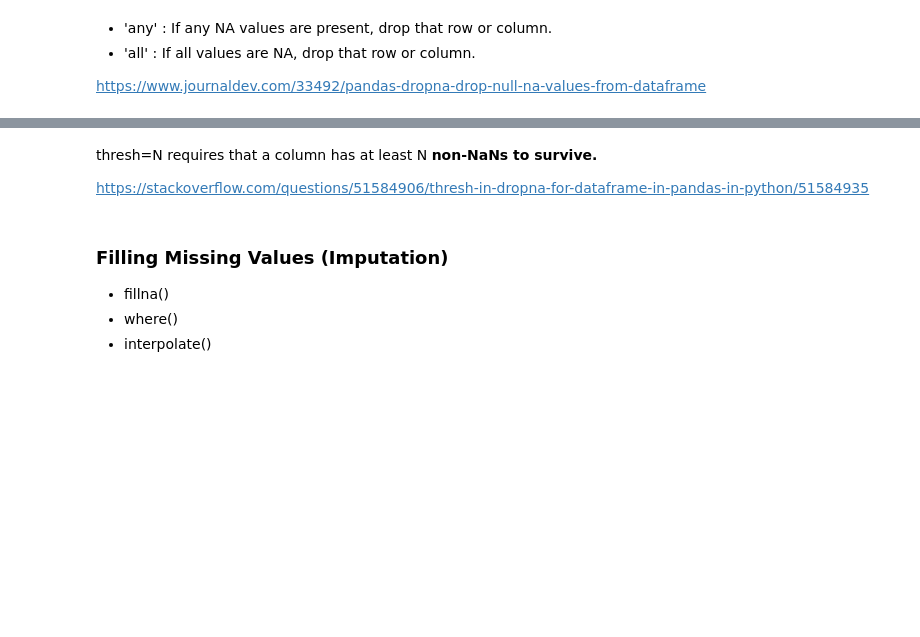
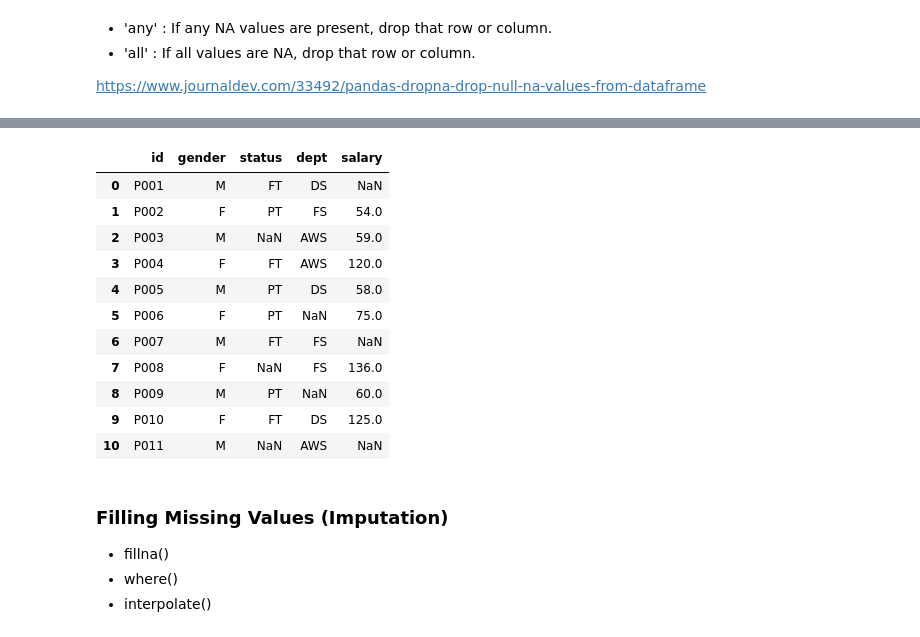
Before and after one commit to eildes06/Inclassnotesandcodes, a Jupyter notebook: DAwPy_S7_(Handling_Missing_Values)_emine.ipynb, the cells around one changed output, grey strips where cells are left out. Cells and saved outputs as stored; diff of their text form; code cells hidden in the pictures; blank space fills up the shorter version.

```diff
--- a/DAwPy_S7_(Handling_Missing_Values)_emine.ipynb
+++ b/DAwPy_S7_(Handling_Missing_Values)_emine.ipynb
@@ -522,4 +649,0 @@ df.drop(index=[1,3,5])
-# %% [markdown]
-thresh=N requires that a column has at least N **non-NaNs to survive.**
-
-https://stackoverflow.com/questions/51584906/thresh-in-dropna-for-dataframe-in-pandas-in-python/51584935
@@ -529,3 +650,18 @@ https://stackoverflow.com/questions/51584906/thresh-in-dropna-for-dataframe-in-p
+# %%
+df.drop(columns=["var1", "var2"])
+# %% [output]
+|  | id | gender | status | dept | salary |
+| 0 | P001 | M | FT | DS | NaN |
+| 1 | P002 | F | PT | FS | 54.0 |
+| 2 | P003 | M | NaN | AWS | 59.0 |
+| 3 | P004 | F | FT | AWS | 120.0 |
+| 4 | P005 | M | PT | DS | 58.0 |
+| 5 | P006 | F | PT | NaN | 75.0 |
+| 6 | P007 | M | FT | FS | NaN |
+| 7 | P008 | F | NaN | FS | 136.0 |
+| 8 | P009 | M | PT | NaN | 60.0 |
+| 9 | P010 | F | FT | DS | 125.0 |
+| 10 | P011 | M | NaN | AWS | NaN |
 # %% [markdown]
  ### Filling Missing Values (Imputation)
  - fillna()
```
Also changed, not shown: parts of 159 cells of this notebook.
